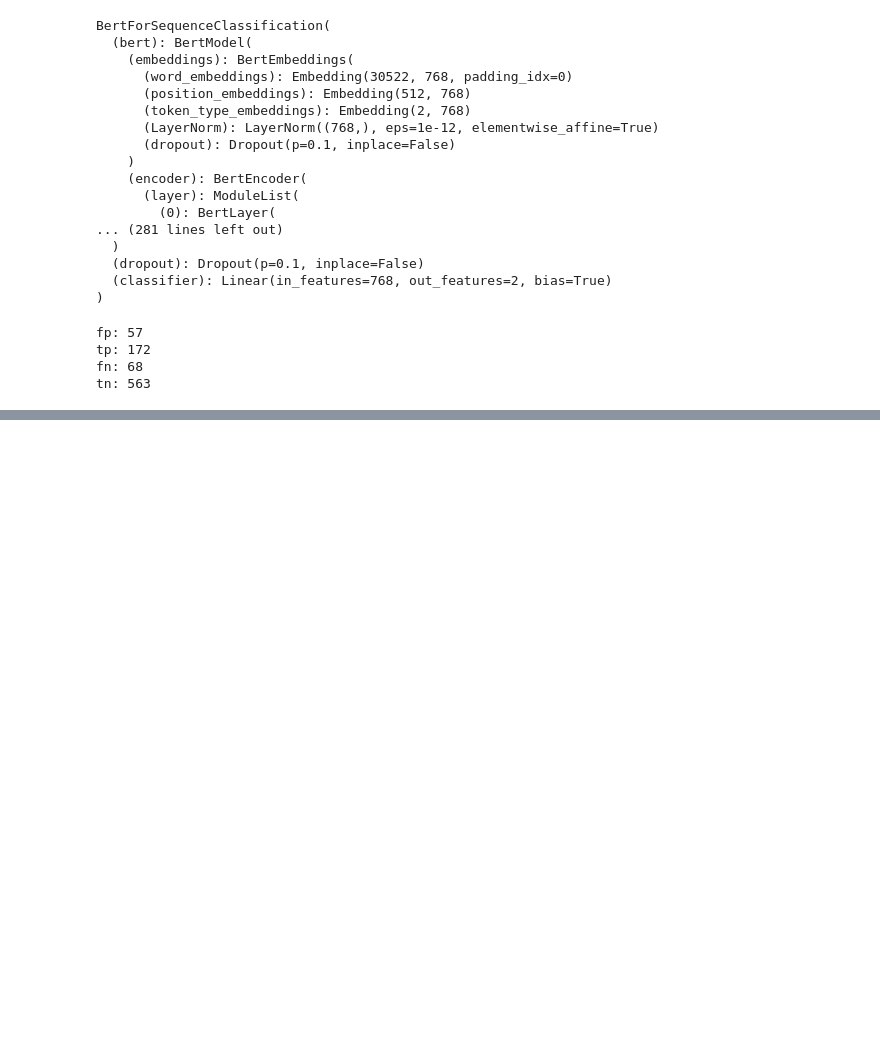
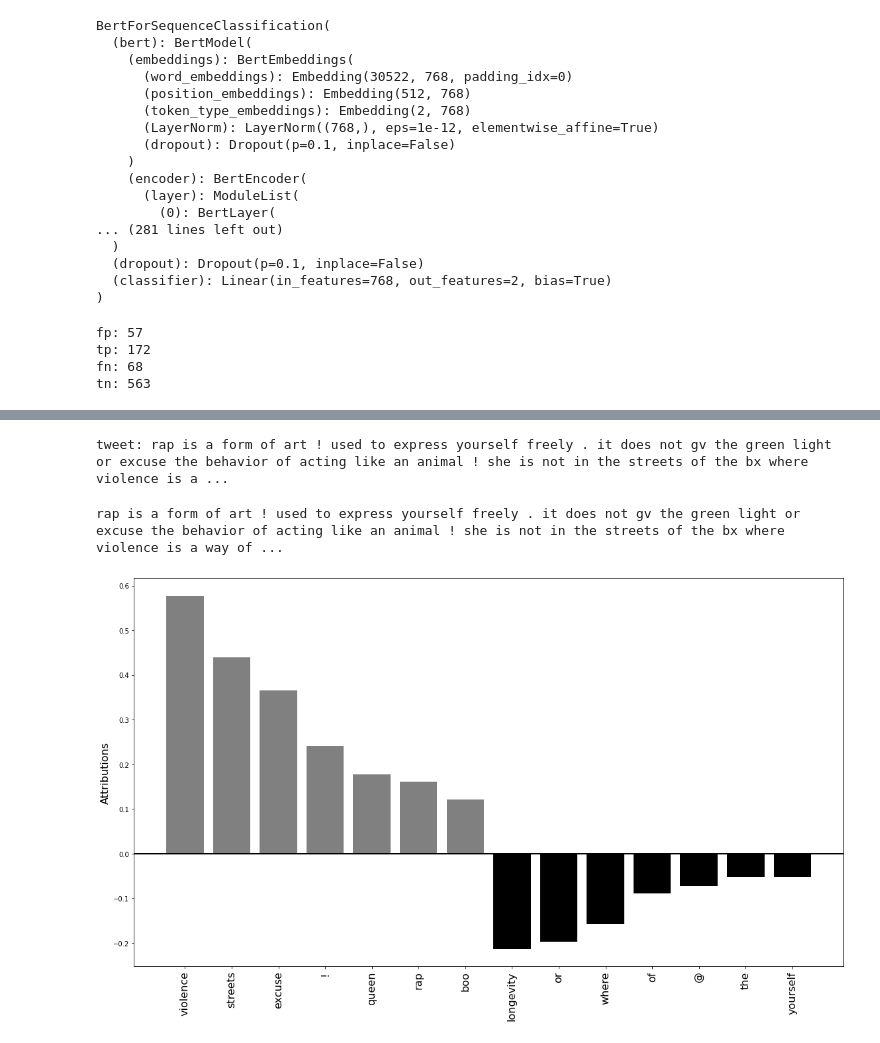
Before and after one commit to josbex/HS-detection_in_social_media_posts, a Jupyter notebook: Interpretation_of_BERT_using_captum.ipynb, the cells around one changed output, grey strips where cells are left out. Saved outputs shown, nothing was run; the diff lists cells and outputs as text; code cells hidden in the pictures; blank space fills up the shorter version.

```diff
--- a/Interpretation_of_BERT_using_captum.ipynb
+++ b/Interpretation_of_BERT_using_captum.ipynb
@@ -243,0 +303,15 @@ tweet: you didnt have to beat him up like that . . . all he said was you are loo
+# %%
+tweet, true_label = get_test_tweet_by_index(fp_indices[0])
+input_ids, ref_input_ids, sep_id, token_type_ids, ref_token_type_ids, position_ids, ref_position_ids, attention_mask, indices, all_tokens = tokenize_tweet(tweet)
+attributions, delta = get_attributions(input_ids, ref_input_ids)
+attributions_sum = summarize_attributions(attributions)
+attributions_sum = attributions_sum.detach().cpu().numpy()
+# %% [output]
+tweet: rap is a form of art ! used to express yourself freely . it does not gv the green light or excuse the behavior of acting like an animal ! she is not in the streets of the bx where violence is a ...
+# %%
+n_attributions, n_tokens = get_n_attributions_and_tokens(7, attributions_sum, np.array(all_tokens))
+print(tweet)
+plot_top_attributions(7, n_attributions, n_tokens, 'Attributions',  '', 'test_plot_tweet_index_' + str(fp_indices[0]))
+# %% [output]
+rap is a form of art ! used to express yourself freely . it does not gv the green light or excuse the behavior of acting like an animal ! she is not in the streets of the bx where violence is a way of ...
+[figure, added]
```
Also changed, not shown: parts of 7 cells of this notebook.
